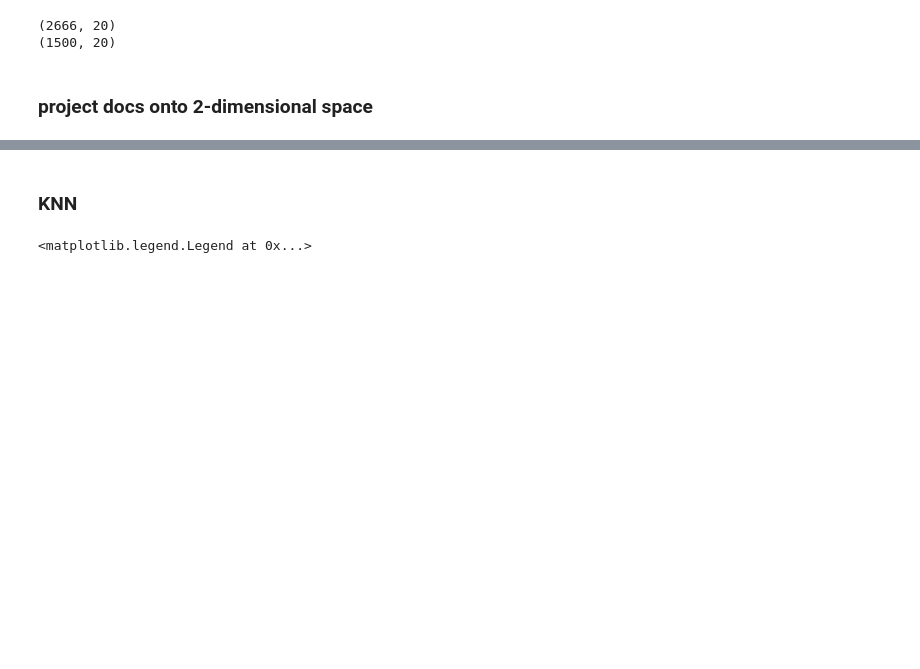
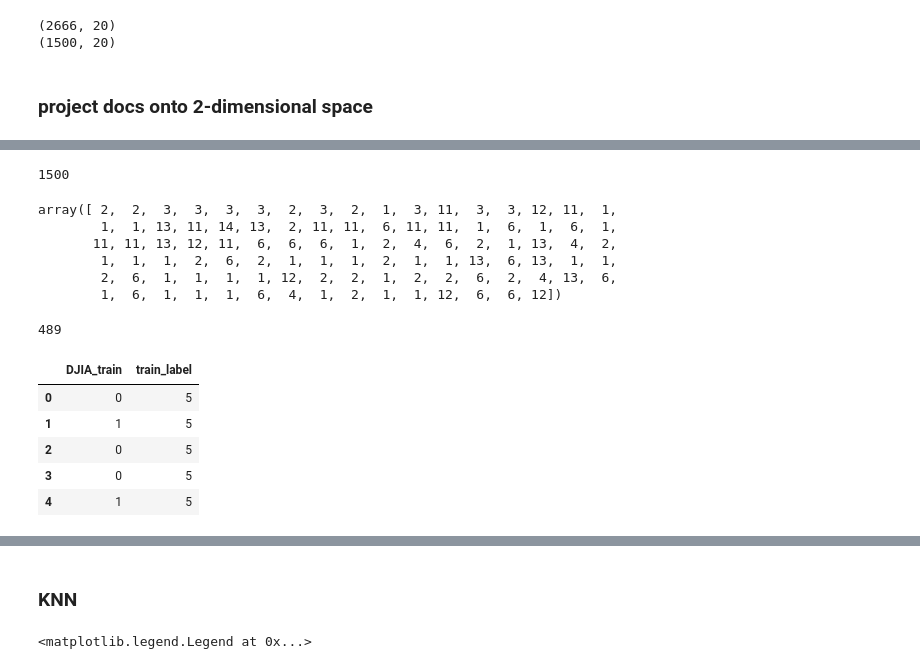
Before and after one commit to bg453cornell/ORIE-4740-NLP-ML, a Jupyter notebook: ORIE 4740 Code.ipynb, the cells around one changed output, grey strips where cells are left out. Drawn from its saved outputs; the diff is of its cells as text; code cells hidden in the pictures; blank space fills up the shorter version.

```diff
--- a/ORIE 4740 Code.ipynb
+++ b/ORIE 4740 Code.ipynb
@@ -159,0 +190,2 @@ plt.show()
+# %%
+normed_data = normalize(train_term_document_matrix_tfidf)
@@ -159,0 +207,4 @@ plt.show()
+# %%
+len(train_labels)
+# %% [output]
+1500
@@ -159,0 +213,13 @@ plt.show()
+# %%
+test_labels[:100]
+# %% [output]
+array([ 2,  2,  3,  3,  3,  3,  2,  3,  2,  1,  3, 11,  3,  3, 12, 11,  1,
+        1,  1, 13, 11, 14, 13,  2, 11, 11,  6, 11, 11,  1,  6,  1,  6,  1,
+       11, 11, 13, 12, 11,  6,  6,  6,  1,  2,  4,  6,  2,  1, 13,  4,  2,
+        1,  1,  1,  2,  6,  2,  1,  1,  1,  2,  1,  1, 13,  6, 13,  1,  1,
+        2,  6,  1,  1,  1,  1, 12,  2,  2,  1,  2,  2,  6,  2,  4, 13,  6,
+        1,  6,  1,  1,  1,  6,  4,  1,  2,  1,  1, 12,  6,  6, 12])
+# %%
+len(test_labels)
+# %% [output]
+489
@@ -159,0 +228,9 @@ plt.show()
+# %%
+label_DJIA.head()
+# %% [output]
+|  | DJIA_train | train_label |
+| 0 | 0 | 5 |
+| 1 | 1 | 5 |
+| 2 | 0 | 5 |
+| 3 | 0 | 5 |
+| 4 | 1 | 5 |
```
Also changed, not shown: parts of 34 cells of this notebook.
